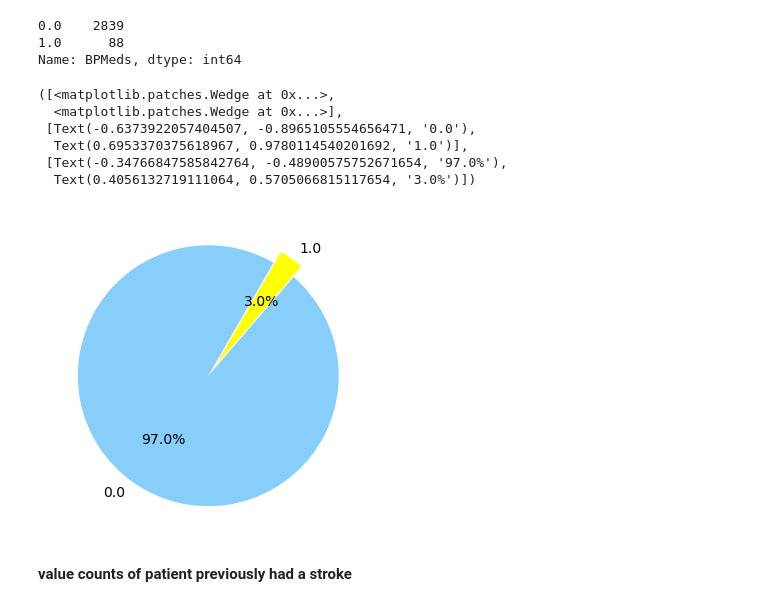
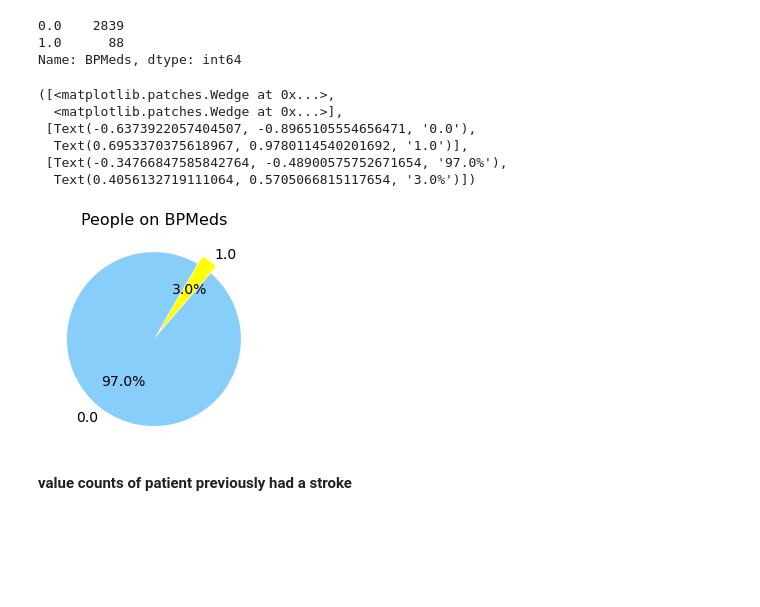
Before and after one commit to Rohan20202/Cardiovascular-Risk-Prediction-Project, a Jupyter notebook: Cardiovascular_Risk_Prediction.ipynb, the cells around one changed output. Drawn from its saved outputs; the diff is of its cells as text; code cells hidden in the pictures; blank space fills up the shorter version.

```diff
--- a/Cardiovascular_Risk_Prediction.ipynb
+++ b/Cardiovascular_Risk_Prediction.ipynb
@@ -322,20 +362,21 @@ BPMeds
 1.0      88
 Name: BPMeds, dtype: int64
 # %%
-plt.rcParams['figure.figsize'] = 6,6
+plt.rcParams['figure.figsize'] = 4,4
 labels = data['BPMeds'].value_counts().index.tolist()
 sizes = data['BPMeds'].value_counts().tolist()
+plt.title('People on BPMeds', size=16)
 colors = ['lightskyblue','yellow']
 explode = (0, 0.1)
 plt.pie(sizes, labels=labels,explode = (0, 0.1), colors=colors,autopct='%1.1f%%' ,startangle=60,textprops={'fontsize': 14})
 # %% [output]
 ([<matplotlib.patches.Wedge at 0x...>,
   <matplotlib.patches.Wedge at 0x...>],
  [Text(-0.6373922057404507, -0.8965105554656471, '0.0'),
   Text(0.6953370375618967, 0.9780114540201692, '1.0')],
  [Text(-0.34766847585842764, -0.48900575752671654, '97.0%'),
   Text(0.4056132719111064, 0.5705066815117654, '3.0%')])
-[figure, old version]
+[figure, new version]
 # %% [markdown]
 **value counts of patient previously had a stroke**
 # %%
```
Also changed, not shown: parts of 35 cells of this notebook.
